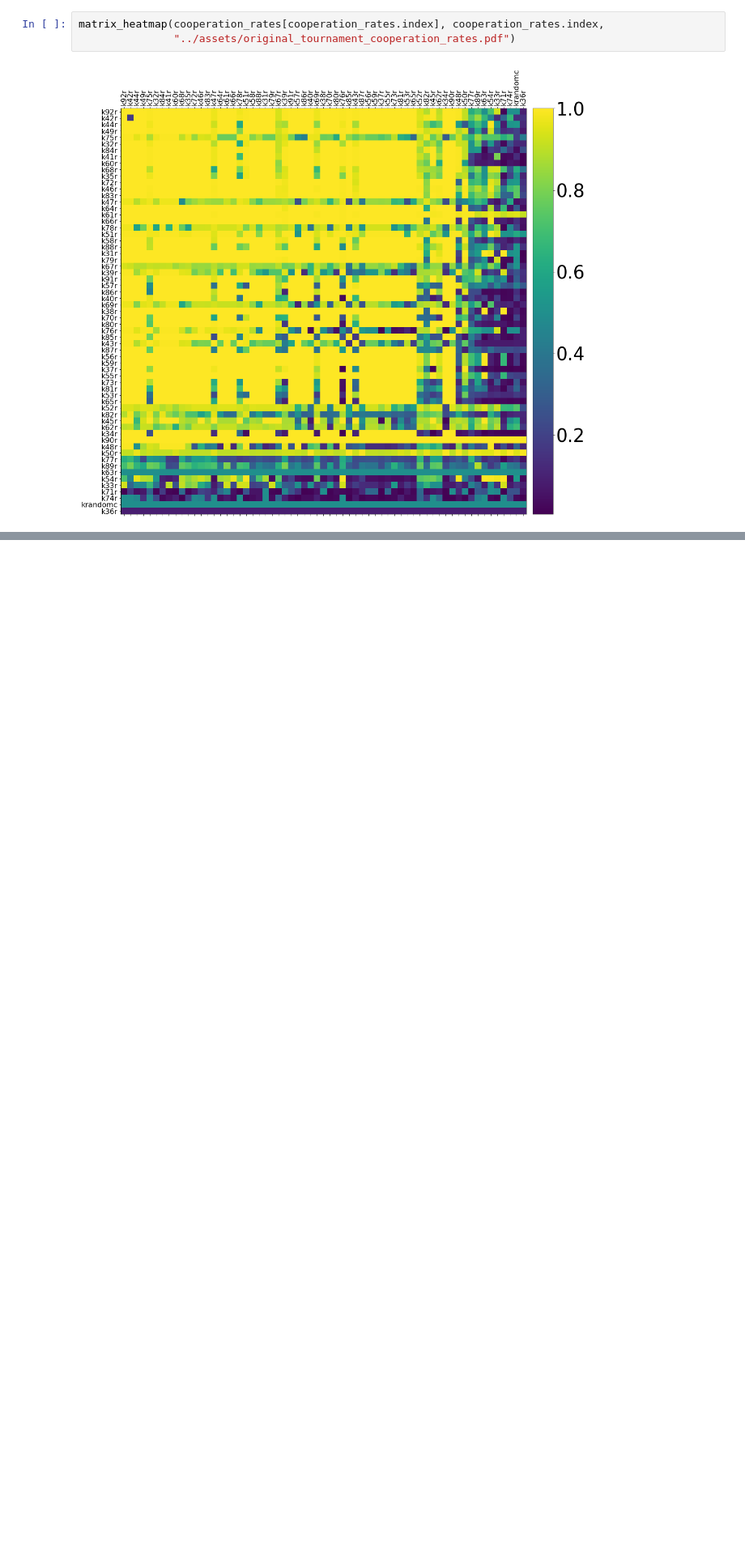
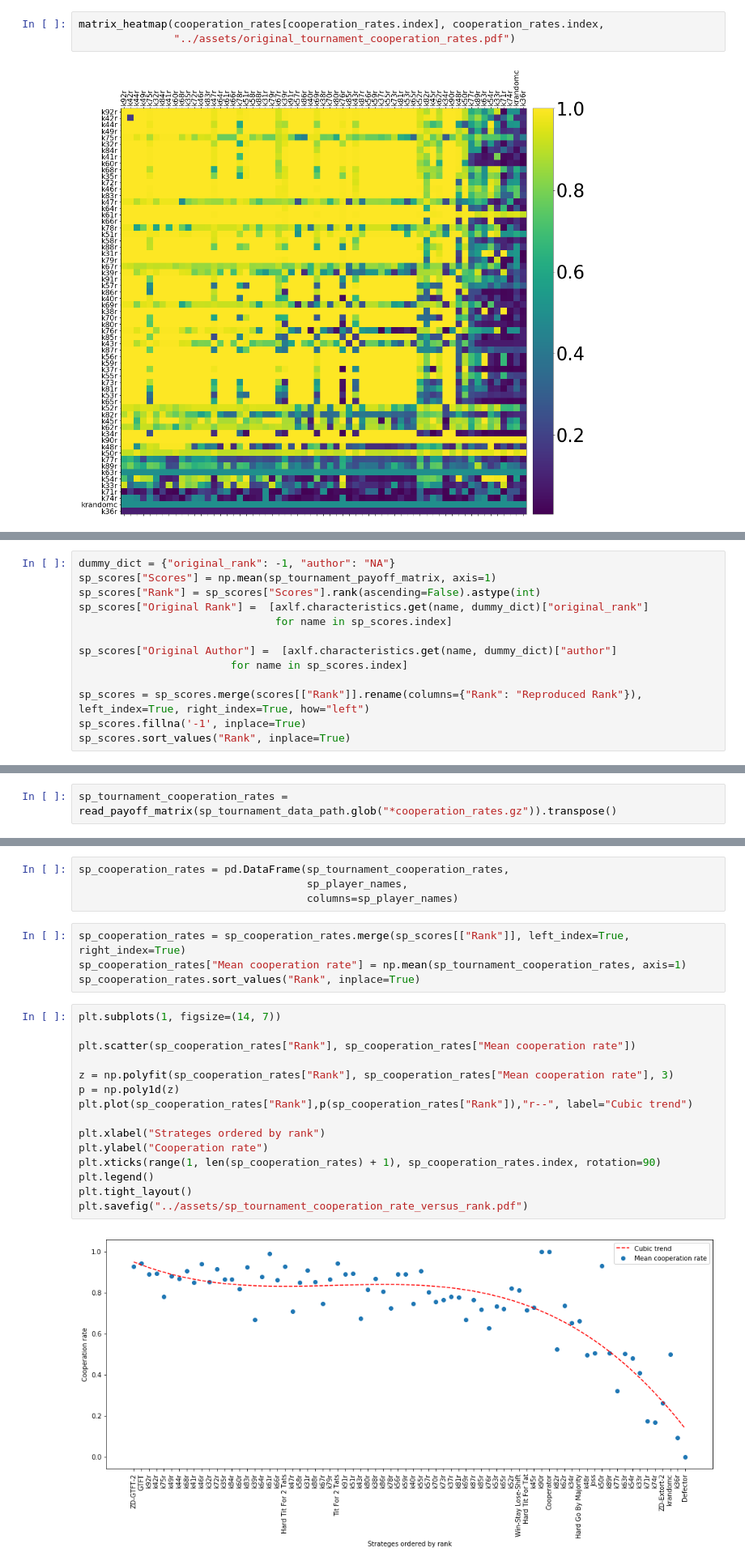
Before and after one commit to Axelrod-Python/revisiting-axelrod-second, a Jupyter notebook: src/main.ipynb, the cells around one changed output, grey strips where cells are left out. Shown at 81% size. Drawn from its saved outputs; the diff is of its cells as text; blank space fills up the shorter version.

Commit message:
Add results from S&P tournament.

```diff
--- a/src/main.ipynb
+++ b/src/main.ipynb
@@ -455,0 +475,13 @@ matrix_heatmap(cooperation_rates[cooperation_rates.index], cooperation_rates.ind
+# %%
+dummy_dict = {"original_rank": -1, "author": "NA"}
+sp_scores["Scores"] = np.mean(sp_tournament_payoff_matrix, axis=1)
+sp_scores["Rank"] = sp_scores["Scores"].rank(ascending=False).astype(int)
+sp_scores["Original Rank"] =  [axlf.characteristics.get(name, dummy_dict)["original_rank"]
+                               for name in sp_scores.index]
+
+sp_scores["Original Author"] =  [axlf.characteristics.get(name, dummy_dict)["author"]
+                        for name in sp_scores.index]
+
+sp_scores = sp_scores.merge(scores[["Rank"]].rename(columns={"Rank": "Reproduced Rank"}), left_index=True, right_index=True, how="left")
+sp_scores.fillna('-1', inplace=True)
+sp_scores.sort_values("Rank", inplace=True)
@@ -455,0 +521,2 @@ matrix_heatmap(cooperation_rates[cooperation_rates.index], cooperation_rates.ind
+# %%
+sp_tournament_cooperation_rates = read_payoff_matrix(sp_tournament_data_path.glob("*cooperation_rates.gz")).transpose()
@@ -455,0 +526,25 @@ matrix_heatmap(cooperation_rates[cooperation_rates.index], cooperation_rates.ind
+# %%
+sp_cooperation_rates = pd.DataFrame(sp_tournament_cooperation_rates,
+                                    sp_player_names,
+                                    columns=sp_player_names)
+# %%
+sp_cooperation_rates = sp_cooperation_rates.merge(sp_scores[["Rank"]], left_index=True, right_index=True)
+sp_cooperation_rates["Mean cooperation rate"] = np.mean(sp_tournament_cooperation_rates, axis=1)
+sp_cooperation_rates.sort_values("Rank", inplace=True)
+# %%
+plt.subplots(1, figsize=(14, 7))
+
+plt.scatter(sp_cooperation_rates["Rank"], sp_cooperation_rates["Mean cooperation rate"])
+
+z = np.polyfit(sp_cooperation_rates["Rank"], sp_cooperation_rates["Mean cooperation rate"], 3)
+p = np.poly1d(z)
+plt.plot(sp_cooperation_rates["Rank"],p(sp_cooperation_rates["Rank"]),"r--", label="Cubic trend")
+
+plt.xlabel("Strateges ordered by rank")
+plt.ylabel("Cooperation rate")
+plt.xticks(range(1, len(sp_cooperation_rates) + 1), sp_cooperation_rates.index, rotation=90)
+plt.legend()
+plt.tight_layout()
+plt.savefig("../assets/sp_tournament_cooperation_rate_versus_rank.pdf")
+# %% [output]
+[figure, added]
```
Also changed, not shown: parts of 13 cells of this notebook, 14 other files.
